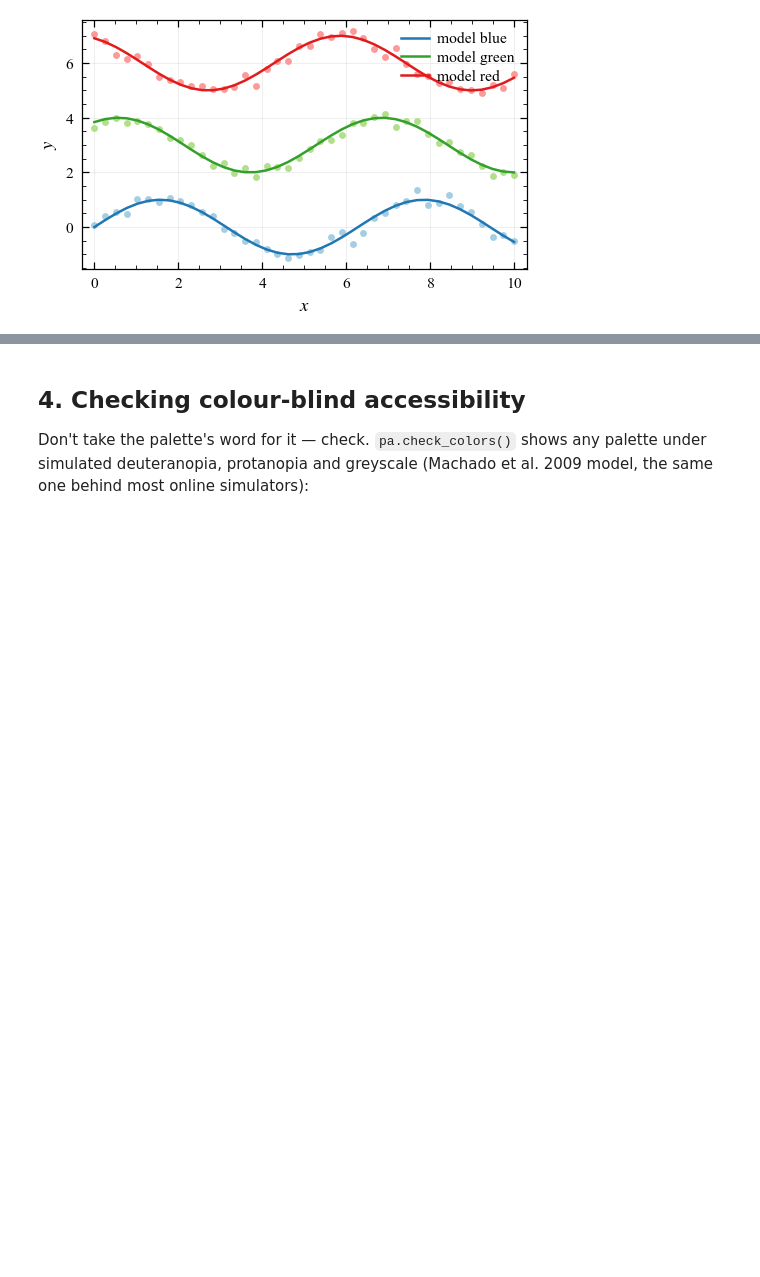
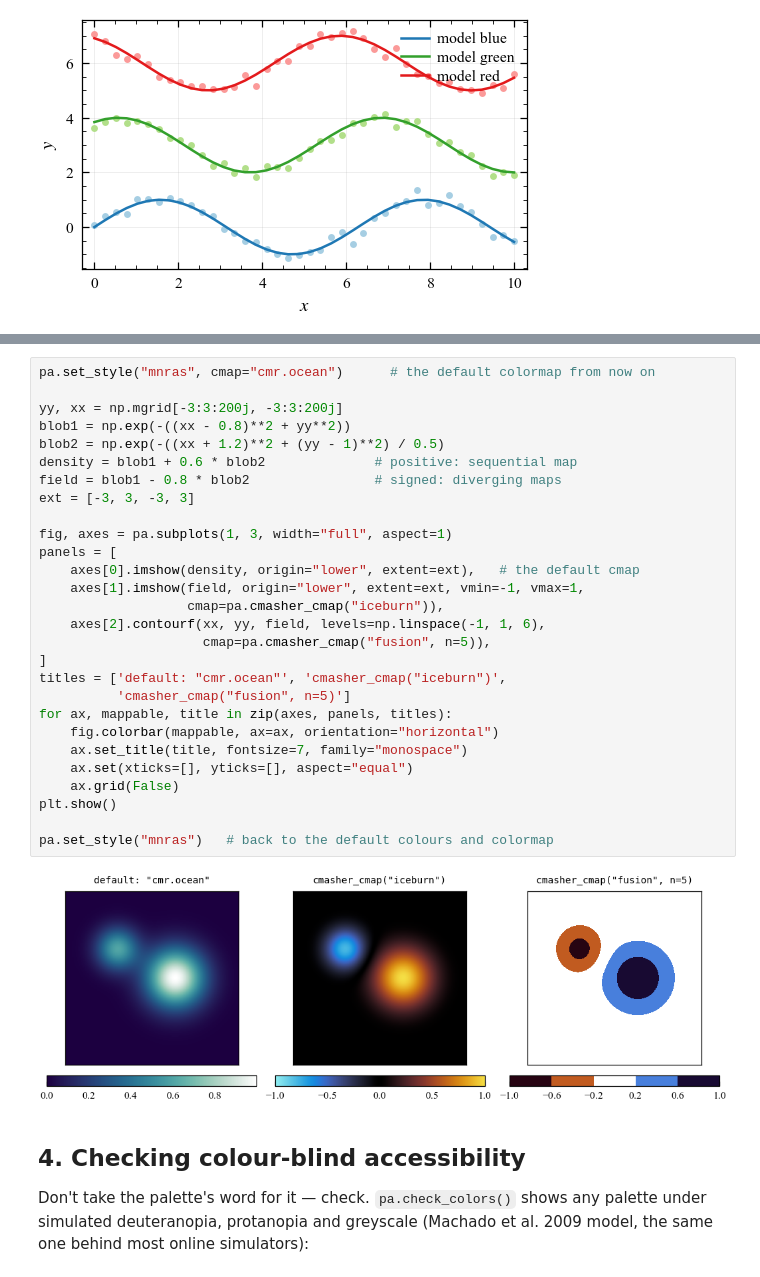
Before and after one commit to BehnoodBandi/plotastro, a Jupyter notebook: examples/tutorial.ipynb, the cells around one changed output, grey strips where cells are left out. Drawn from its saved outputs; the diff is of its cells as text; blank space fills up the shorter version.

```diff
--- a/examples/tutorial.ipynb
+++ b/examples/tutorial.ipynb
@@ -208,3 +281,33 @@ plt.show()
+# %%
+pa.set_style("mnras", cmap="cmr.ocean")      # the default colormap from now on
+
+yy, xx = np.mgrid[-3:3:200j, -3:3:200j]
+blob1 = np.exp(-((xx - 0.8)**2 + yy**2))
+blob2 = np.exp(-((xx + 1.2)**2 + (yy - 1)**2) / 0.5)
+density = blob1 + 0.6 * blob2              # positive: sequential map
+field = blob1 - 0.8 * blob2                # signed: diverging maps
+ext = [-3, 3, -3, 3]
+
+fig, axes = pa.subplots(1, 3, width="full", aspect=1)
+panels = [
+    axes[0].imshow(density, origin="lower", extent=ext),   # the default cmap
+    axes[1].imshow(field, origin="lower", extent=ext, vmin=-1, vmax=1,
+                   cmap=pa.cmasher_cmap("iceburn")),
+    axes[2].contourf(xx, yy, field, levels=np.linspace(-1, 1, 6),
+                     cmap=pa.cmasher_cmap("fusion", n=5)),
+]
+titles = ['default: "cmr.ocean"', 'cmasher_cmap("iceburn")',
+          'cmasher_cmap("fusion", n=5)']
+for ax, mappable, title in zip(axes, panels, titles):
+    fig.colorbar(mappable, ax=ax, orientation="horizontal")
+    ax.set_title(title, fontsize=7, family="monospace")
+    ax.set(xticks=[], yticks=[], aspect="equal")
+    ax.grid(False)
+plt.show()
+
+pa.set_style("mnras")   # back to the default colours and colormap
+# %% [output]
+[figure, added]
 # %% [markdown]
 ## 4. Checking colour-blind accessibility
 
```
Also changed, not shown: parts of 15 cells of this notebook, 13 other files.
